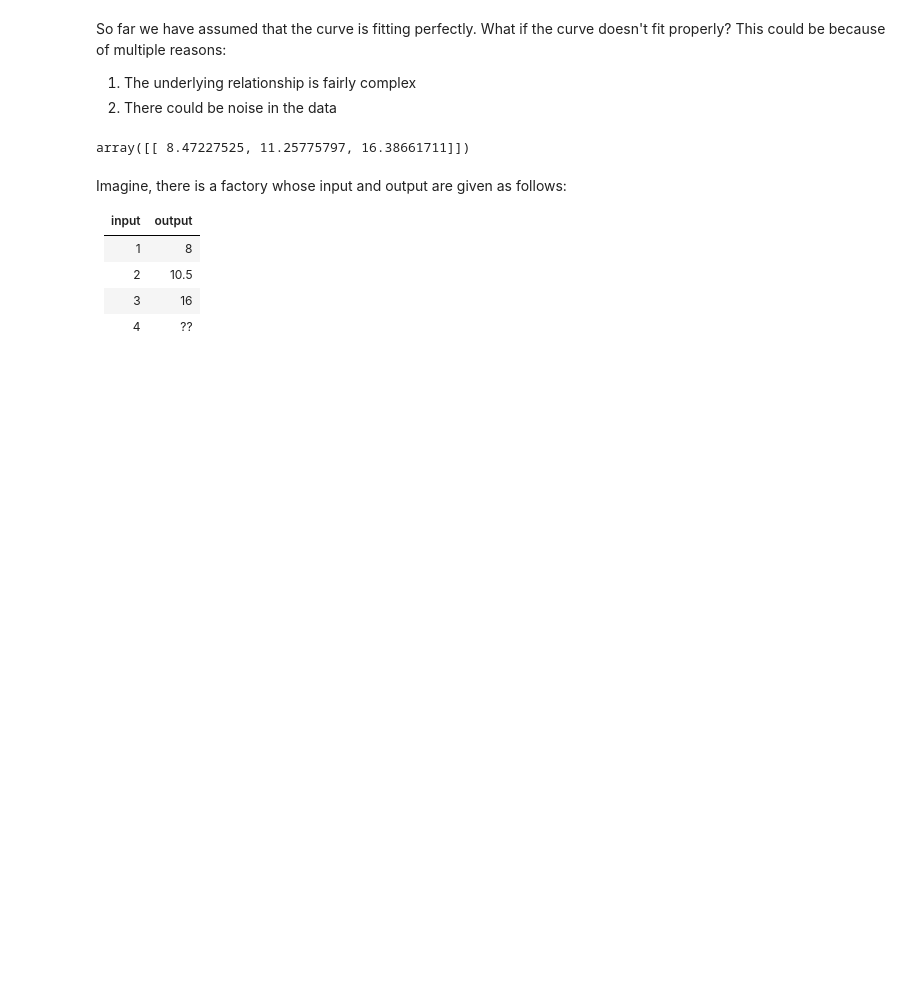
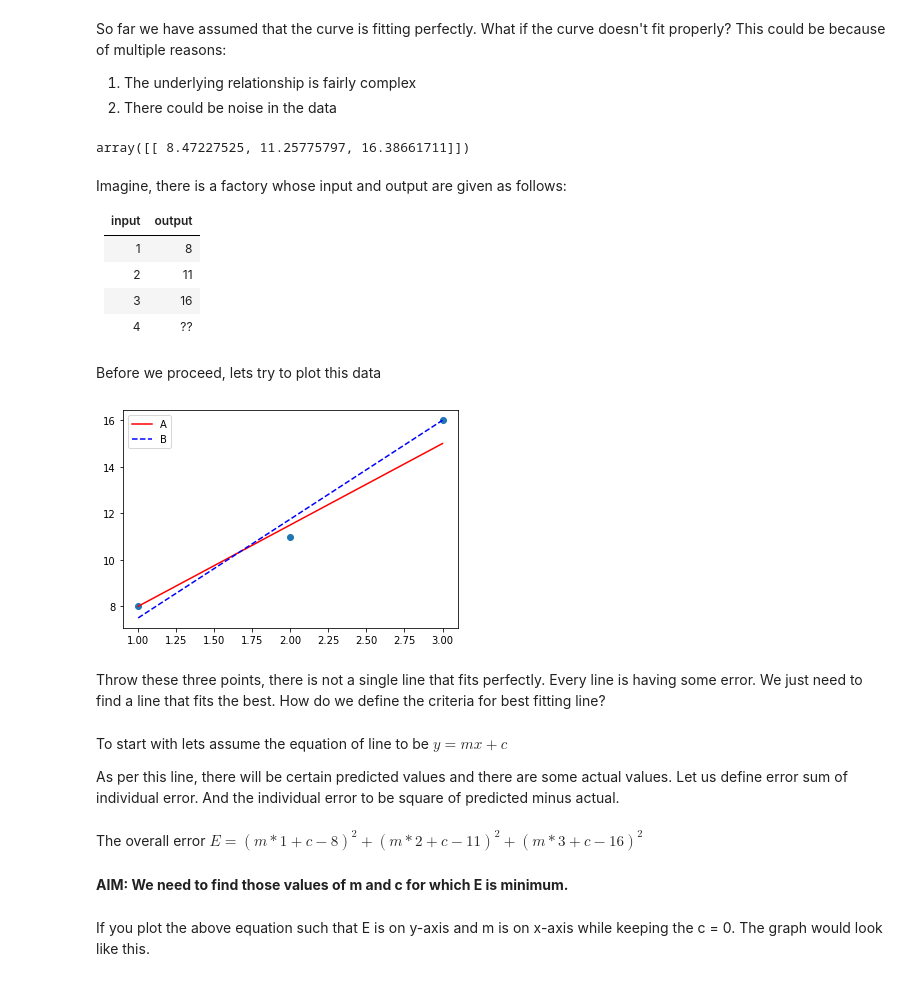
Before and after one commit to girisandeep/asop, a Jupyter notebook: Ancient Secrets of Prediction.ipynb, the cells around one changed output. Cells and saved outputs as stored; diff of their text form; code cells hidden in the pictures; blank space fills up the shorter version.

```diff
--- a/Ancient Secrets of Prediction.ipynb
+++ b/Ancient Secrets of Prediction.ipynb
@@ -320,6 +320,8 @@ Imagine, there is a factory whose input and output are given as follows:
 | input   | output |
 | ---- | ---       |
 | 1   |8      |
-| 2   |10.5   |
+| 2   |11   |
 | 3   |16     |
 | 4   |??     |
+# %% [markdown]
+Before we proceed, lets try to plot this data
@@ -325,0 +330,21 @@ Imagine, there is a factory whose input and output are given as follows:
+# %%
+
+plt.plot([1, 3], [8, 15], 'r-', label='A')
+plt.plot([1, 3], [7.5, 16], 'b--', label='B')
+plt.scatter([1, 2, 3], [ 8, 11, 16])
+plt.legend()
+plt.show()
+# %% [output]
+[figure, added]
+# %% [markdown]
+Throw these three points, there is not a single line that fits perfectly. Every line is having some error. We just need to find a line that fits the best. How do we define the criteria for best fitting line?
+# %% [markdown]
+To start with lets assume the equation of line to be $y = mx + c$
+
+As per this line, there will be certain predicted values and there are some actual values. Let us define error sum of individual error. And the individual error to be square of predicted minus actual.
+# %% [markdown]
+The overall error $E = (m*1 + c - 8)^2 + (m*2 + c - 11)^2 + (m*3 + c - 16)^2$
+# %% [markdown]
+**AIM: We need to find those values of m and c for which E is minimum.**
+# %% [markdown]
+If you plot the above equation such that E is on y-axis and m is on x-axis while keeping the c = 0. The graph would look like this.
```
Also changed, not shown: parts of 16 cells of this notebook.
